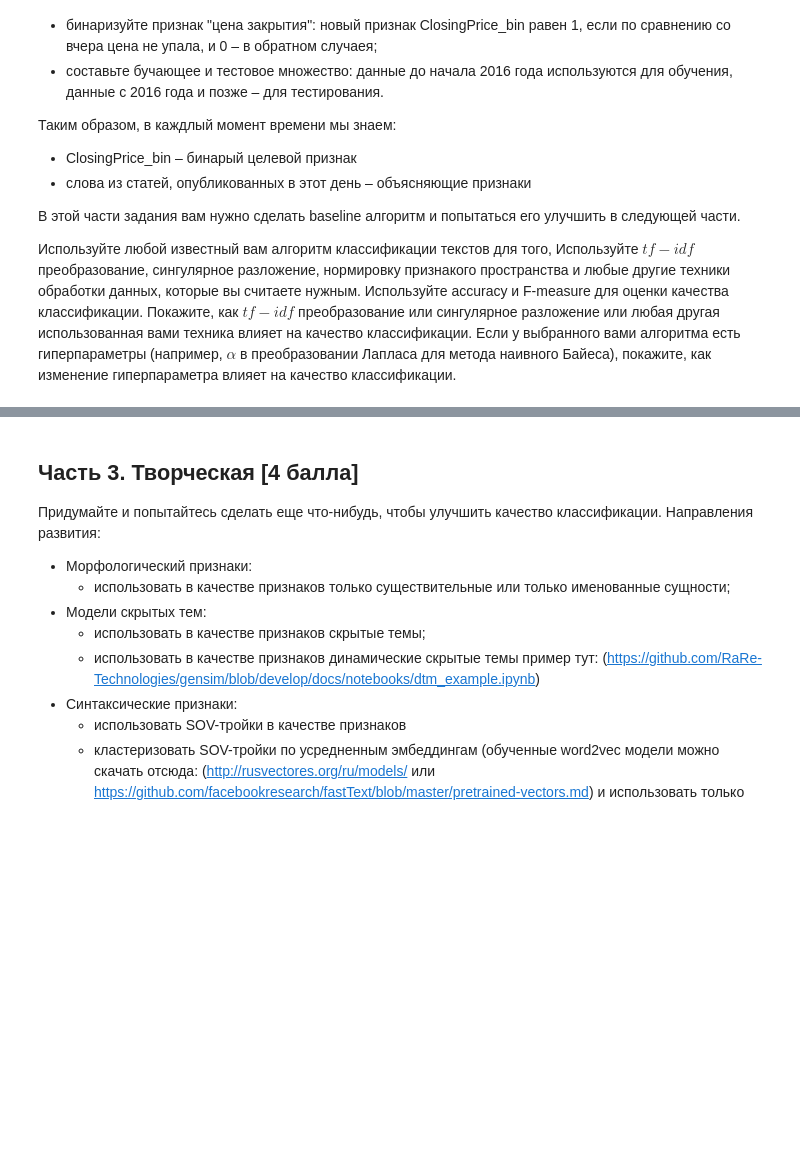
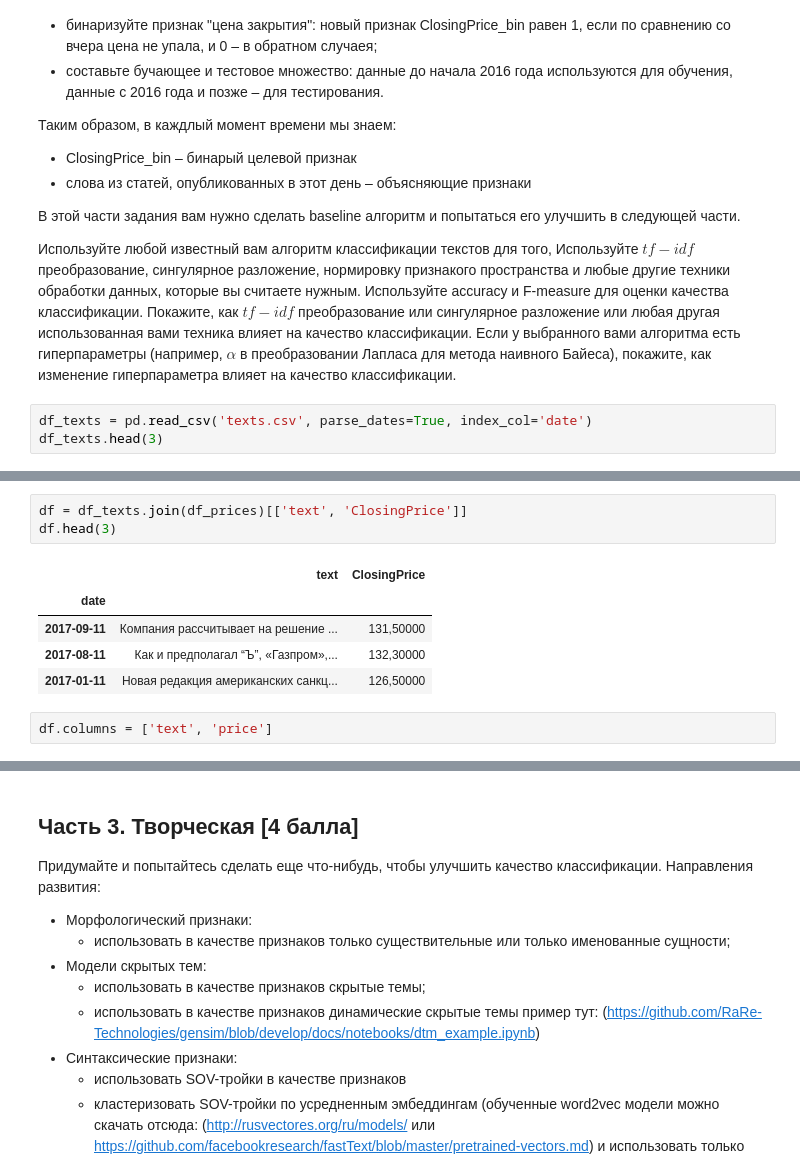
Before and after one commit to Sinopsys/group-hw-ida-2018, a Jupyter notebook: hw_2_prices/HW2-Kupriyanov-Rakhmatullin-Danilin.ipynb, the cells around one changed output, grey strips where cells are left out. Drawn from its saved outputs; the diff is of its cells as text; blank space fills up the shorter version.

```diff
--- a/hw_2_prices/HW2-Kupriyanov-Rakhmatullin-Danilin.ipynb
+++ b/hw_2_prices/HW2-Kupriyanov-Rakhmatullin-Danilin.ipynb
@@ -335,3 +335,6 @@ df[df['text'].str.contains(u'санкц', regex=True, na=False)]
 
 Используйте любой известный вам алгоритм классификации текстов для того, Используйте $tf-idf$ преобразование, сингулярное разложение, нормировку признакого пространства и любые другие техники обработки данных, которые вы считаете нужным. Используйте accuracy и F-measure для оценки качества классификации. Покажите, как  $tf-idf$ преобразование или сингулярное разложение или любая другая использованная вами техника влияет на качество классификации.
 Если у выбранного вами алгоритма есть гиперпараметры (например, $\alpha$ в преобразовании Лапласа для метода наивного Байеса), покажите, как изменение гиперпараметра влияет на качество классификации.
+# %%
+df_texts = pd.read_csv('texts.csv', parse_dates=True, index_col='date')
+df_texts.head(3)
@@ -337,0 +356,11 @@ df[df['text'].str.contains(u'санкц', regex=True, na=False)]
+# %%
+df = df_texts.join(df_prices)[['text', 'ClosingPrice']]
+df.head(3)
+# %% [output]
+|  | text | ClosingPrice |
+| date |  |  |
+| 2017-09-11 | Компания рассчитывает на решение ... | 131,50000 |
+| 2017-08-11 | Как и предполагал “Ъ”, «Газпром»,... | 132,30000 |
+| 2017-01-11 | Новая редакция американских санкц... | 126,50000 |
+# %%
+df.columns = ['text', 'price']
```
Also changed, not shown: parts of 25 cells of this notebook.
